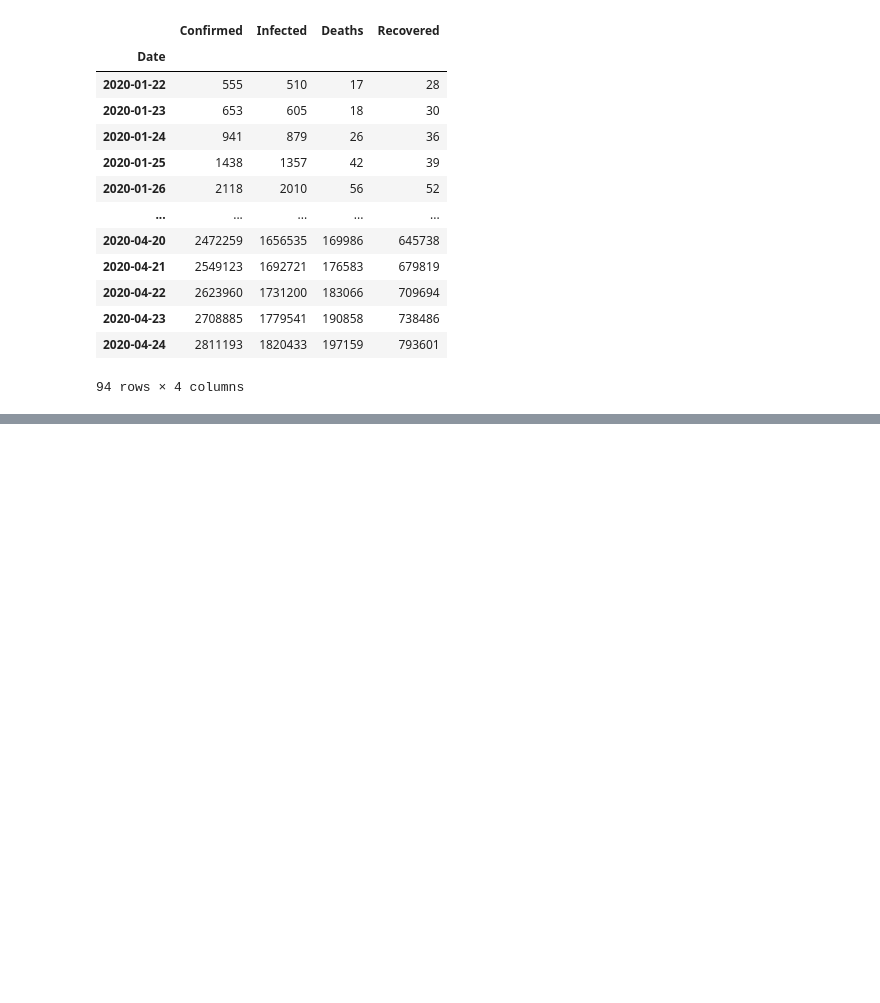
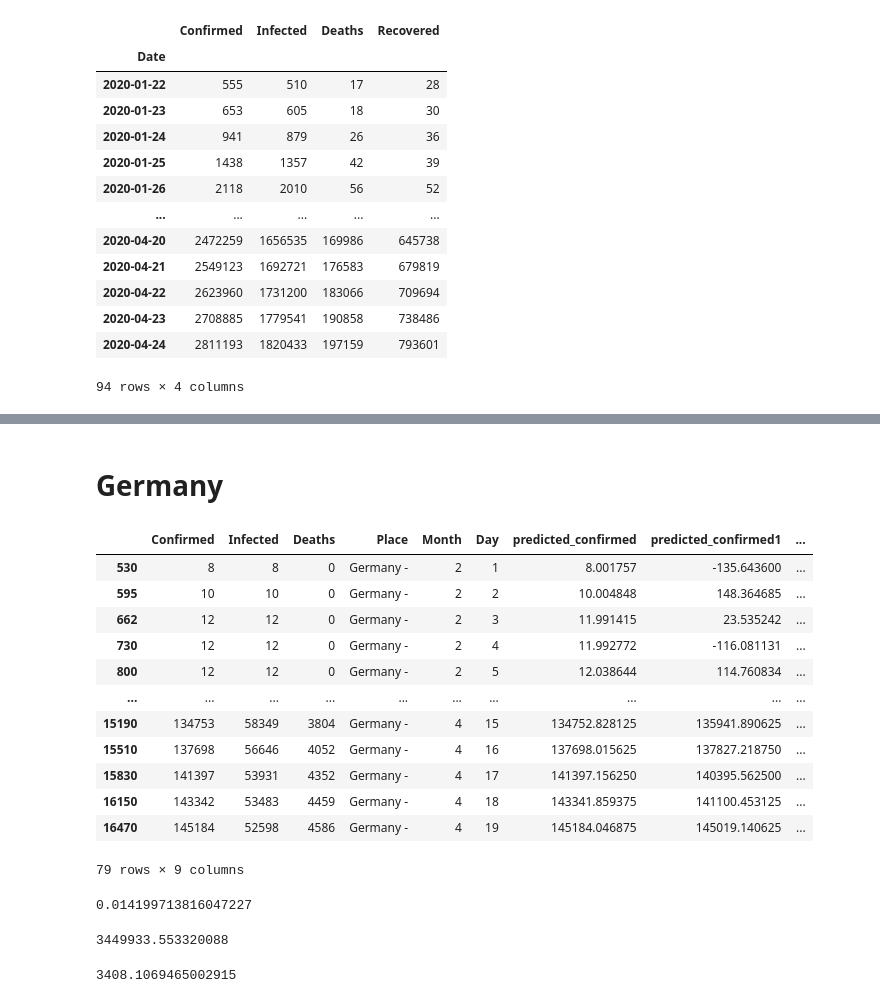
Before and after one commit to JakubSroka/COVID-19-prediction, a Jupyter notebook: Prediction.ipynb, the cells around one changed output, grey strips where cells are left out. Saved outputs shown, nothing was run; the diff lists cells and outputs as text; code cells hidden in the pictures; blank space fills up the shorter version.

```diff
--- a/Prediction1.ipynb
+++ b/Prediction.ipynb
@@ -308,0 +494,32 @@ function usage in fitting:
+# %% [markdown]
+# Germany
+# %%
+germany =  XGBtrainingLabeled[XGBtrainingLabeled['Place'] == 'Germany -']
+N = len(germany.predicted_confirmed)
+germany
+# %% [output]
+|  | Confirmed | Infected | Deaths | Place | Month | Day | predicted_confirmed | predicted_confirmed1 | ... |
+| 530 | 8 | 8 | 0 | Germany - | 2 | 1 | 8.001757 | -135.643600 | ... |
+| 595 | 10 | 10 | 0 | Germany - | 2 | 2 | 10.004848 | 148.364685 | ... |
+| 662 | 12 | 12 | 0 | Germany - | 2 | 3 | 11.991415 | 23.535242 | ... |
+| 730 | 12 | 12 | 0 | Germany - | 2 | 4 | 11.992772 | -116.081131 | ... |
+| 800 | 12 | 12 | 0 | Germany - | 2 | 5 | 12.038644 | 114.760834 | ... |
+| ... | ... | ... | ... | ... | ... | ... | ... | ... | ... |
+| 15190 | 134753 | 58349 | 3804 | Germany - | 4 | 15 | 134752.828125 | 135941.890625 | ... |
+| 15510 | 137698 | 56646 | 4052 | Germany - | 4 | 16 | 137698.015625 | 137827.218750 | ... |
+| 15830 | 141397 | 53931 | 4352 | Germany - | 4 | 17 | 141397.156250 | 140395.562500 | ... |
+| 16150 | 143342 | 53483 | 4459 | Germany - | 4 | 18 | 143341.859375 | 141100.453125 | ... |
+| 16470 | 145184 | 52598 | 4586 | Germany - | 4 | 19 | 145184.046875 | 145019.140625 | ... |
+79 rows × 9 columns
+# %%
+1/N * (np.square(germany.predicted_confirmed - germany.Confirmed)).sum()
+# %% [output]
+0.014199713816047227
+# %%
+1/N * (np.square(germany.predicted_confirmed1 - germany.Confirmed)).sum()
+# %% [output]
+3449933.553320088
+# %%
+1/N * (np.square(germany.predicted_deaths - germany.Deaths)).sum()
+# %% [output]
+3408.1069465002915
```
Also changed, not shown: parts of 31 cells of this notebook, 2 other files.
